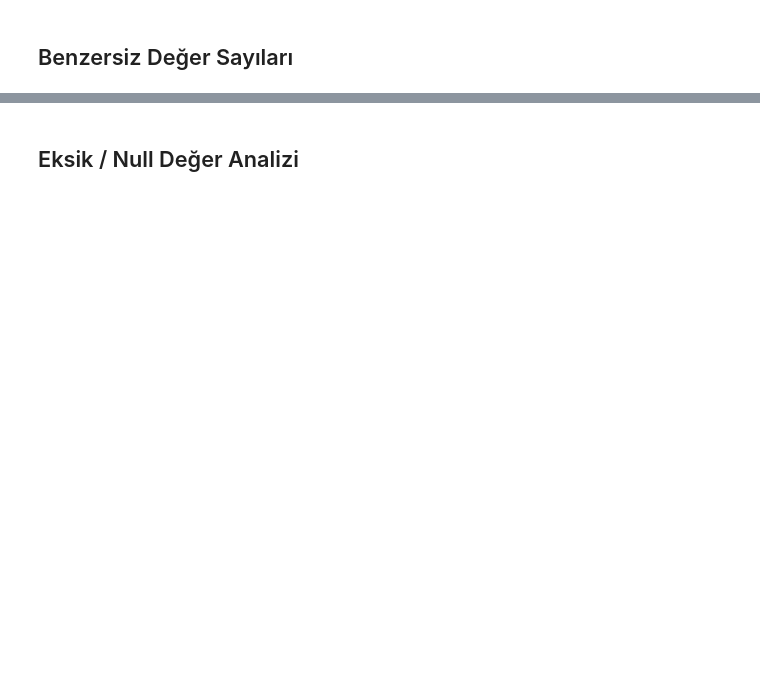
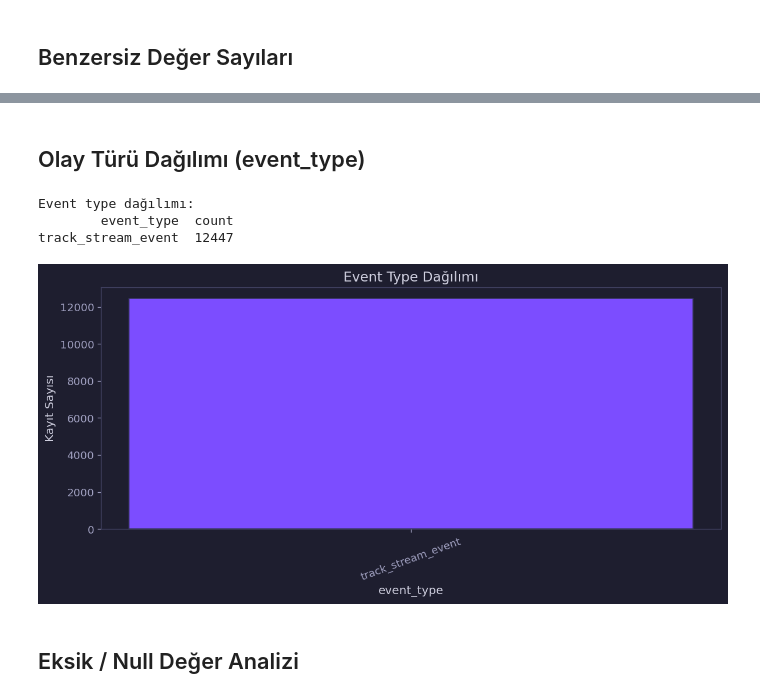
Before and after one commit to ErenEfeOrhan/Big-Data-Project-, a Jupyter notebook: notebooks/4_EDA.ipynb, the cells around one changed output, grey strips where cells are left out. Drawn from its saved outputs; the diff is of its cells as text; code cells hidden in the pictures; blank space fills up the shorter version.

Commit message:
complete Steps 1-5 pipeline; improve Bronze/Silver/Gold streaming jobs, clarify EDA/feature-engineering flow, and update README

```diff
--- a/notebooks/4_EDA.ipynb
+++ b/notebooks/4_EDA.ipynb
@@ -191,3 +191,34 @@ track_id             → 60,366 benzersiz değer
+# %% [markdown]
+## Olay Türü Dağılımı (event_type)
+# %%
+if "event_type" in df.columns:
+    event_pdf = (
+        df.groupBy("event_type")
+        .count()
+        .orderBy(desc("count"))
+        .toPandas()
+    )
+
+    print("Event type dağılımı:")
+    print(event_pdf.to_string(index=False))
+
+    fig, ax = plt.subplots(figsize=(10, 5))
+    event_colors = [PALETTE[i % len(PALETTE)] for i in range(len(event_pdf))]
+    ax.bar(event_pdf["event_type"], event_pdf["count"], color=event_colors, edgecolor="#333355")
+    ax.set_title("Event Type Dağılımı")
+    ax.set_xlabel("event_type")
+    ax.set_ylabel("Kayıt Sayısı")
+    plt.xticks(rotation=20)
+    plt.tight_layout()
+    plt.savefig(f"{PLOT_DIR}/00_event_type_distribution.png", bbox_inches="tight")
+    plt.show()
+else:
+    print("event_type kolonu bulunamadı; olay dağılım analizi atlandı.")
+# %% [output]
+Event type dağılımı:
+        event_type  count
+track_stream_event  12447
+[figure, added]
 # %% [markdown]
 ## Eksik / Null Değer Analizi
 # %%
```
Also changed, not shown: parts of 21 cells of this notebook, 24 other files.
